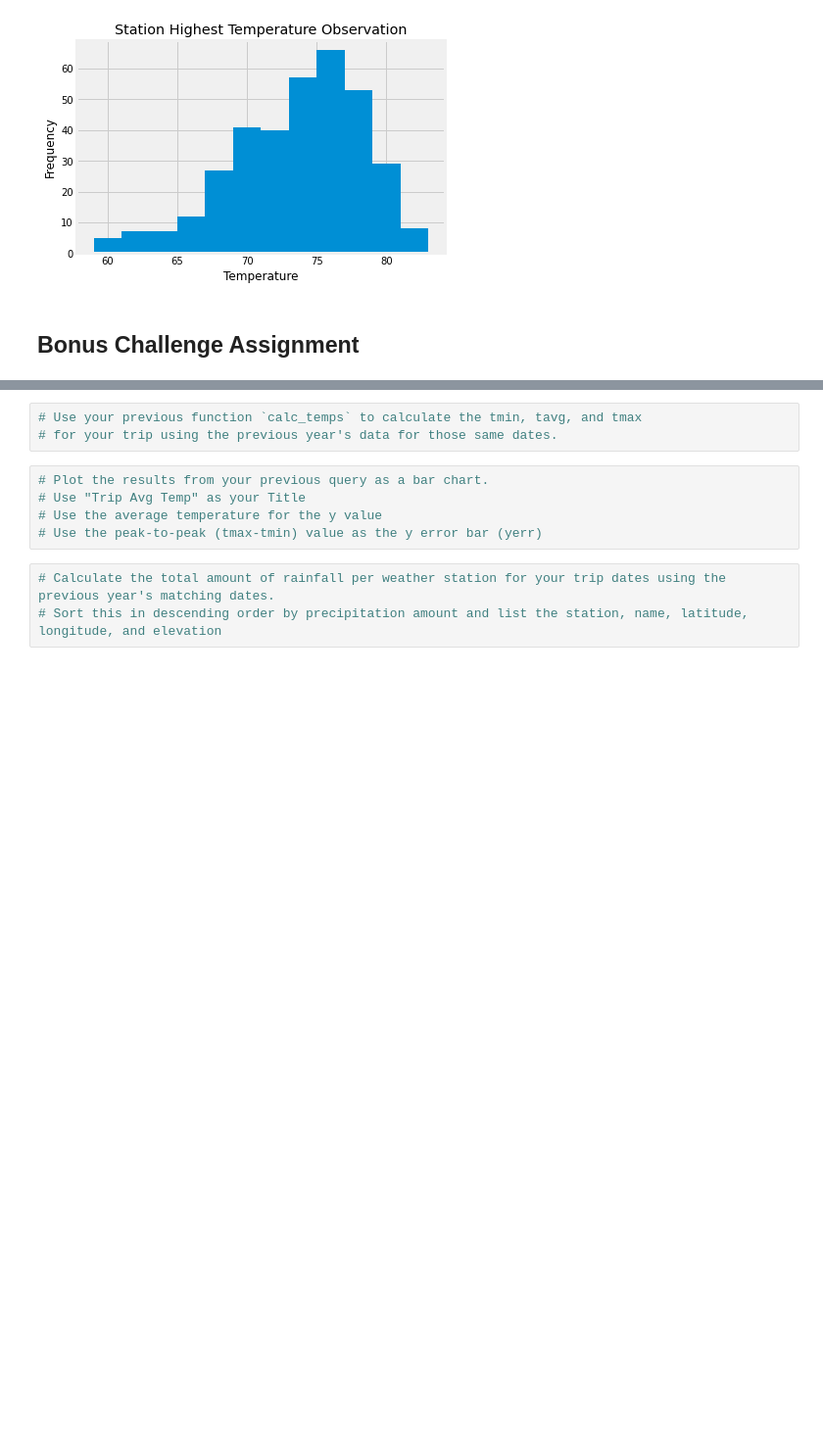
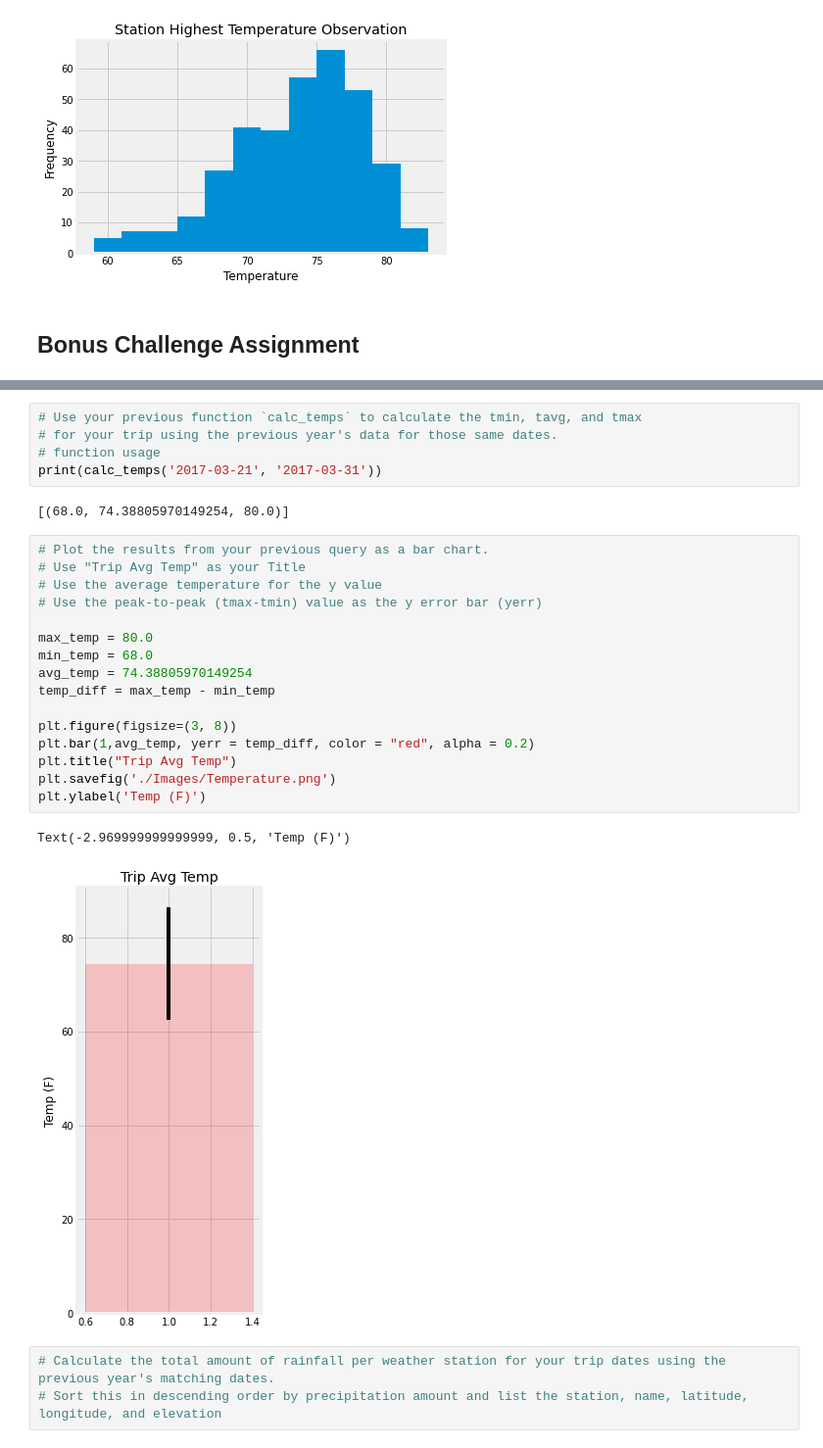
Before and after one commit to SaradhaRam/sqlalchemy-challenge, a Jupyter notebook: climate_starter.ipynb, the cells around one changed output, grey strips where cells are left out. Shown at 98% size. Cells and saved outputs as stored; diff of their text form; blank space fills up the shorter version.

```diff
--- a/climate_starter.ipynb
+++ b/climate_starter.ipynb
@@ -236,11 +248,29 @@ print(calc_temps('2012-02-28', '2012-03-05'))
 # %%
 # Use your previous function `calc_temps` to calculate the tmin, tavg, and tmax
 # for your trip using the previous year's data for those same dates.
+# function usage
+print(calc_temps('2017-03-21', '2017-03-31'))
+# %% [output]
+[(68.0, 74.38805970149254, 80.0)]
 # %%
 # Plot the results from your previous query as a bar chart.
 # Use "Trip Avg Temp" as your Title
 # Use the average temperature for the y value
 # Use the peak-to-peak (tmax-tmin) value as the y error bar (yerr)
+
+max_temp = 80.0
+min_temp = 68.0
+avg_temp = 74.38805970149254
+temp_diff = max_temp - min_temp
+
+plt.figure(figsize=(3, 8))
+plt.bar(1,avg_temp, yerr = temp_diff, color = "red", alpha = 0.2)
+plt.title("Trip Avg Temp")
+plt.savefig('./Images/Temperature.png')
+plt.ylabel('Temp (F)')
+# %% [output]
+Text(-2.969999999999999, 0.5, 'Temp (F)')
+[figure, added]
 # %%
 # Calculate the total amount of rainfall per weather station for your trip dates using the previous year's matching dates.
 # Sort this in descending order by precipitation amount and list the station, name, latitude, longitude, and elevation
```
Also changed, not shown: parts of 5 cells of this notebook, 2 other files.
